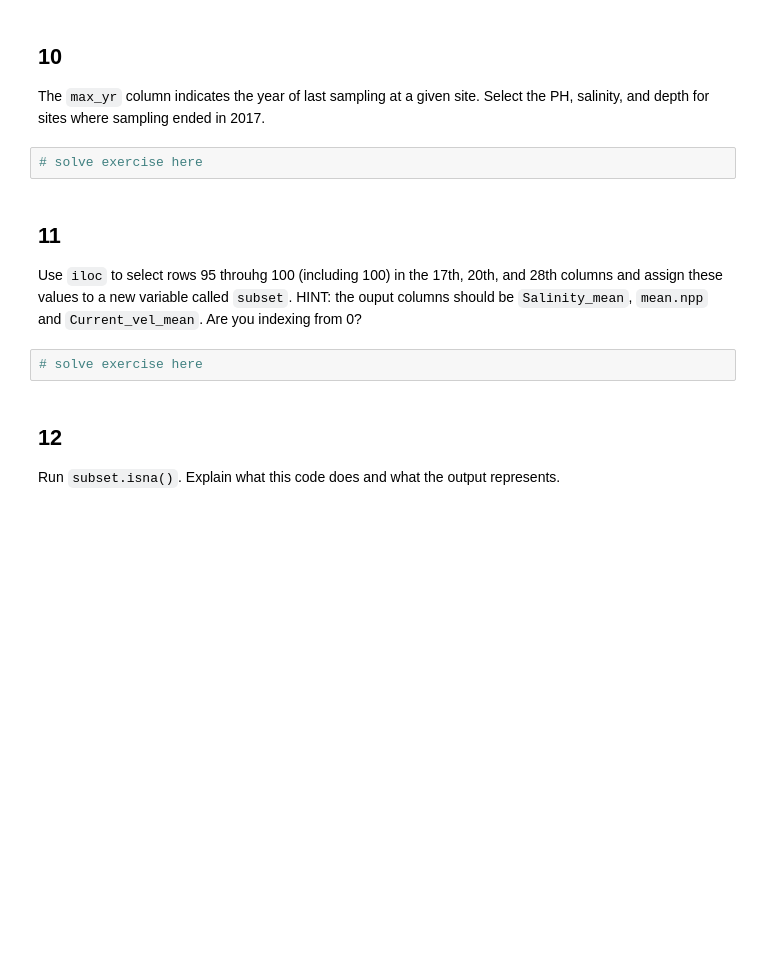
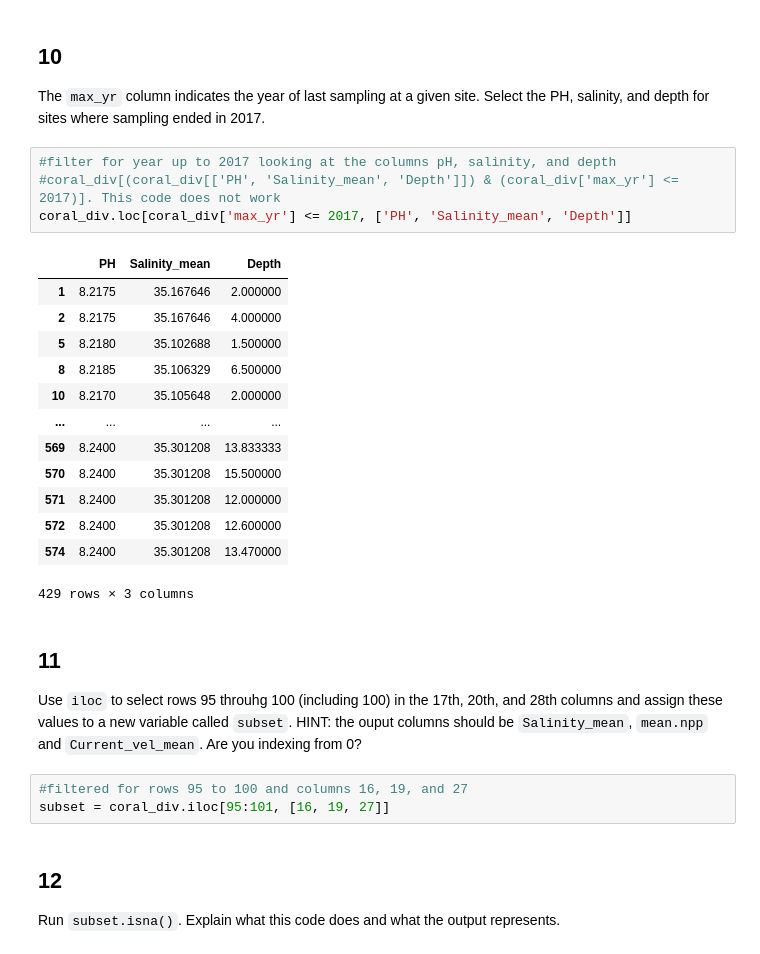
Before and after one commit to p-park6/eds220-hwk-1, a Jupyter notebook: hwk1-task3.ipynb, the cells around one changed output. Saved outputs shown, nothing was run; the diff lists cells and outputs as text; blank space fills up the shorter version.

```diff
--- a/hwk1-task3.ipynb
+++ b/hwk1-task3.ipynb
@@ -249,13 +253,30 @@ coral_div[['PH', 'Salinity_mean', 'Depth']]
 # %% [markdown]
 ## 10
 The `max_yr` column indicates the year of last sampling at a given site. Select the PH, salinity, and depth for sites where sampling ended in 2017.
-# %%
-# solve exercise here
+# %%
+#filter for year up to 2017 looking at the columns pH, salinity, and depth
+#coral_div[(coral_div[['PH', 'Salinity_mean', 'Depth']]) & (coral_div['max_yr'] <= 2017)]. This code does not work
+coral_div.loc[coral_div['max_yr'] <= 2017, ['PH', 'Salinity_mean', 'Depth']]
+# %% [output]
+|  | PH | Salinity_mean | Depth |
+| 1 | 8.2175 | 35.167646 | 2.000000 |
+| 2 | 8.2175 | 35.167646 | 4.000000 |
+| 5 | 8.2180 | 35.102688 | 1.500000 |
+| 8 | 8.2185 | 35.106329 | 6.500000 |
+| 10 | 8.2170 | 35.105648 | 2.000000 |
+| ... | ... | ... | ... |
+| 569 | 8.2400 | 35.301208 | 13.833333 |
+| 570 | 8.2400 | 35.301208 | 15.500000 |
+| 571 | 8.2400 | 35.301208 | 12.000000 |
+| 572 | 8.2400 | 35.301208 | 12.600000 |
+| 574 | 8.2400 | 35.301208 | 13.470000 |
+429 rows × 3 columns
 # %% [markdown]
 ## 11
 Use `iloc` to select rows 95 throuhg 100 (including 100) in the 17th, 20th, and 28th columns and assign these values to a new variable called `subset`. HINT: the ouput columns should be `Salinity_mean`, `mean.npp` and `Current_vel_mean`. Are you indexing from 0?
-# %%
-# solve exercise here
+# %%
+#filtered for rows 95 to 100 and columns 16, 19, and 27
+subset = coral_div.iloc[95:101, [16, 19, 27]]
 # %% [markdown]
 ## 12
 
```
Also changed, not shown: parts of 5 cells of this notebook.
